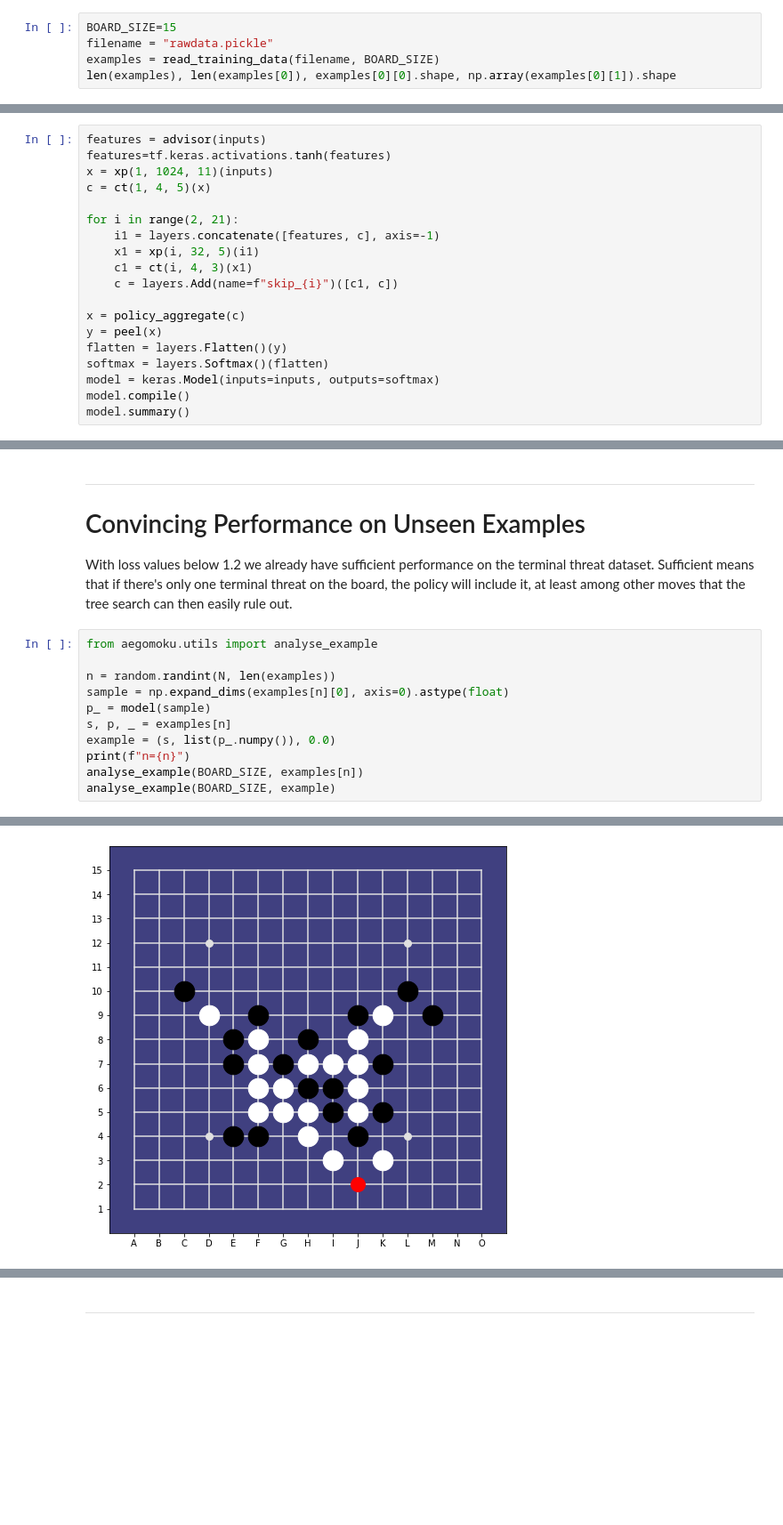
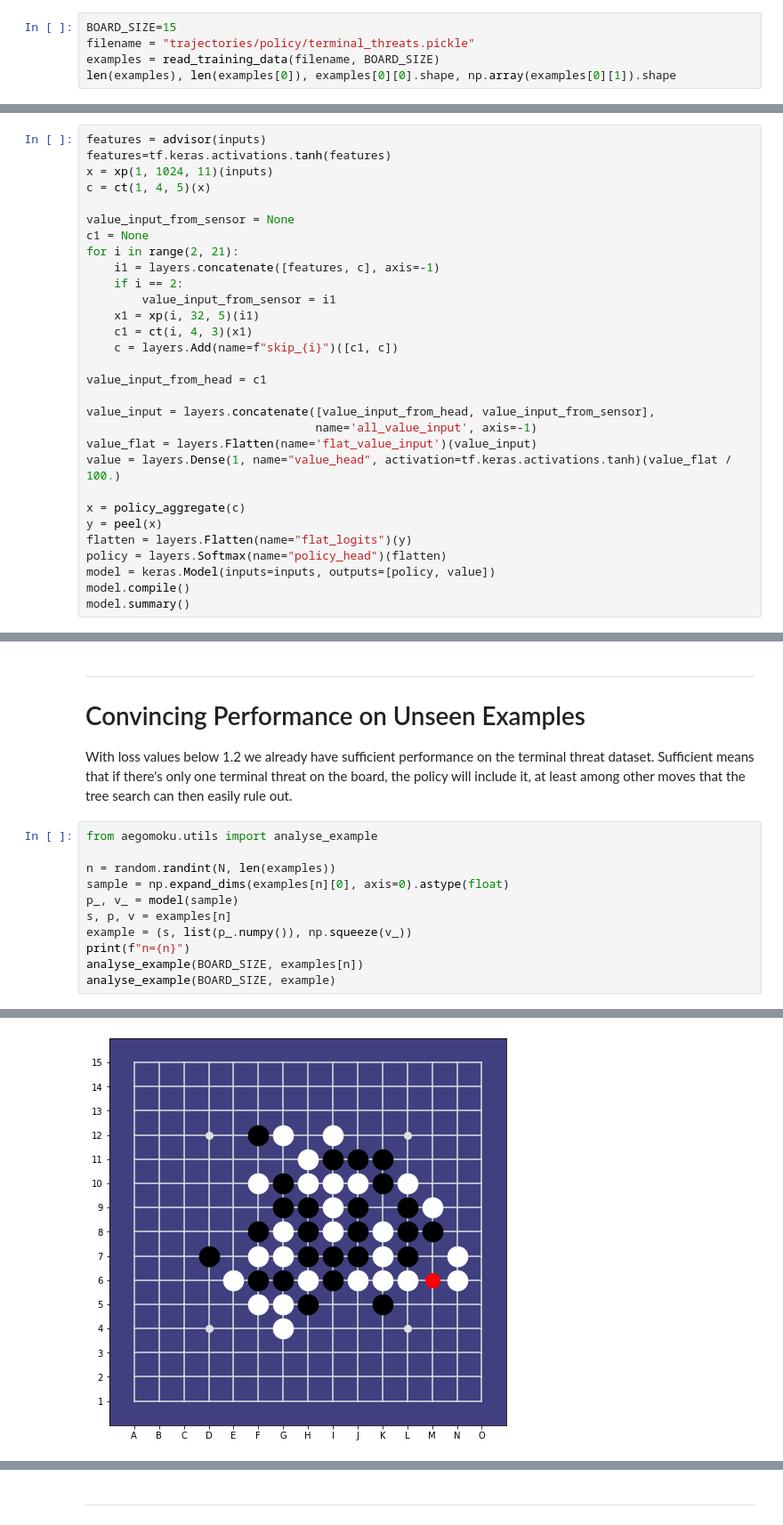
Before and after one commit to Project-Ellie/DeepGomoku, a Jupyter notebook: notebooks/GomokuResNet.ipynb, the cells around one changed output, grey strips where cells are left out. Shown at 89% size. Saved outputs shown, nothing was run; the diff lists cells and outputs as text; blank space fills up the shorter version.

```diff
--- a/notebooks/GomokuResNet.ipynb
+++ b/notebooks/GomokuResNet.ipynb
@@ -20,7 +20,7 @@ from aegomoku.policies.primary_detector import PrimaryDetector
 Let's start easy. terminal threats are lines of 4 with at least one open end. These positions MUST be taken or the opponents next move terminates the game in her favor.
 # %%
 BOARD_SIZE=15
-filename = "rawdata.pickle"
+filename = "trajectories/policy/terminal_threats.pickle"
 examples = read_training_data(filename, BOARD_SIZE)
 len(examples), len(examples[0]), examples[0][0].shape, np.array(examples[0][1]).shape
 # %% [output]
@@ -72,17 +72,28 @@ features=tf.keras.activations.tanh(features)
 x = xp(1, 1024, 11)(inputs)
 c = ct(1, 4, 5)(x)
 
+value_input_from_sensor = None
+c1 = None
 for i in range(2, 21):
     i1 = layers.concatenate([features, c], axis=-1)
+    if i == 2:
+        value_input_from_sensor = i1
     x1 = xp(i, 32, 5)(i1)
     c1 = ct(i, 4, 3)(x1)
     c = layers.Add(name=f"skip_{i}")([c1, c])
 
+value_input_from_head = c1
+
+value_input = layers.concatenate([value_input_from_head, value_input_from_sensor],
+                                 name='all_value_input', axis=-1)
+value_flat = layers.Flatten(name='flat_value_input')(value_input)
+value = layers.Dense(1, name="value_head", activation=tf.keras.activations.tanh)(value_flat / 100.)
+
 x = policy_aggregate(c)
 y = peel(x)
-flatten = layers.Flatten()(y)
-softmax = layers.Softmax()(flatten)
-model = keras.Model(inputs=inputs, outputs=softmax)
+flatten = layers.Flatten(name="flat_logits")(y)
+policy = layers.Softmax(name="policy_head")(flatten)
+model = keras.Model(inputs=inputs, outputs=[policy, value])
 model.compile()
 model.summary()
 # %% [output]
@@ -219,9 +222,9 @@ from aegomoku.utils import analyse_example
 
 n = random.randint(N, len(examples))
 sample = np.expand_dims(examples[n][0], axis=0).astype(float)
-p_ = model(sample)
-s, p, _ = examples[n]
-example = (s, list(p_.numpy()), 0.0)
+p_, v_ = model(sample)
+s, p, v = examples[n]
+example = (s, list(p_.numpy()), np.squeeze(v_))
 print(f"n={n}")
 analyse_example(BOARD_SIZE, examples[n])
 analyse_example(BOARD_SIZE, example)
@@ -234 +237 @@ Value from WHITE's point of view: 0.0
-[figure, old version]
+[figure, new version]
```
Also changed, not shown: parts of 10 cells of this notebook, 2 other files.
